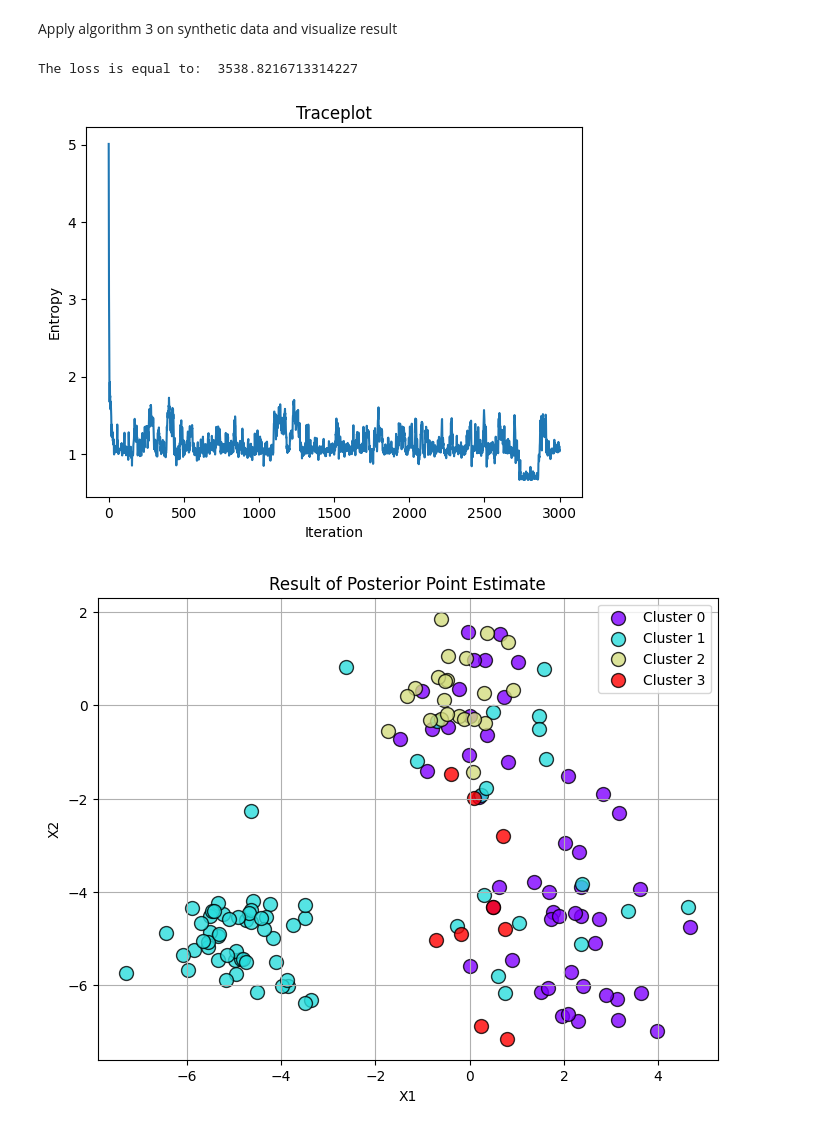
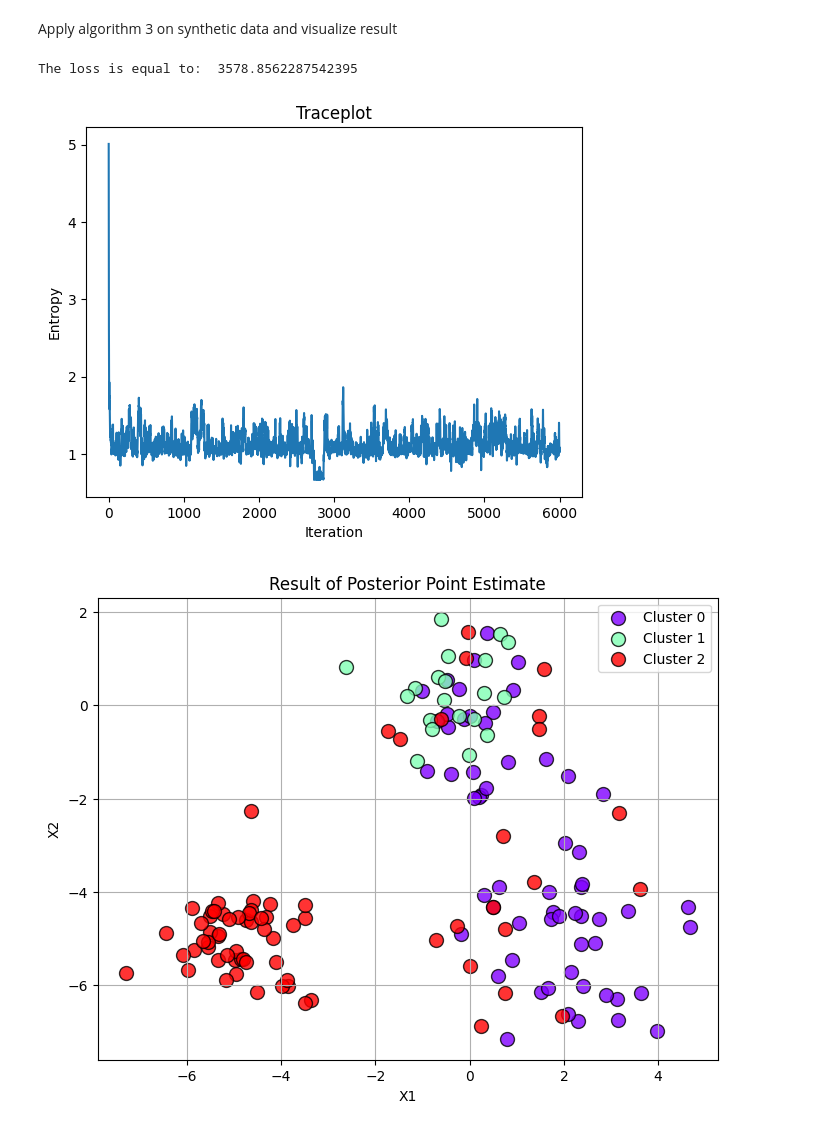
Before and after one commit to Samuele-Caccavelli/bayesian_statistics_project, a Jupyter notebook: notebooks/jupyter/clustering_with_covariates_test.ipynb, the cells around one changed output. Cells and saved outputs as stored; diff of their text form; code cells hidden in the pictures.

```diff
--- a/notebooks/jupyter/clustering_with_covariates_test.ipynb
+++ b/notebooks/jupyter/clustering_with_covariates_test.ipynb
@@ -71,31 +72,32 @@ plot_clusters(X, labels, "Synthetic Covariates from a Mixture of Gaussians")
 [figure]
 # %% [markdown]
 Apply algorithm 3 on synthetic data and visualize result
+# %%
+n_steps = 6000
+burn_in = 1000
+alpha = 1
 # %%
 # Trying our clustering algorithm without covariates
-n_steps = 3000
-burn_in = 500
-alpha = 1
 history, entropies = algorithm_3(n_steps,
                       Y,
                       X,
                       integral_func_1,
                       integral_func_2,
                       alpha=alpha,
                       compute_nu_0=compute_nu_0,
                       compute_lamb_0=compute_lamb_0,
                       visualize_entropy=True,
                       lambda_penalty=0.0)
 
 S = sampled_sim_matrix(history[burn_in:], len(Y))
 
 optimal_clustering, optimal_loss = find_optimal_clustering_binder_loss(history[burn_in:], S, alpha=1.0, beta=1.0)
 
 print("The loss is equal to: ", optimal_loss)
 
 plot_clusters(Y, optimal_clustering, "Result of Posterior Point Estimate")
 # %% [output]
-The loss is equal to:  3538.8216713314227
+The loss is equal to:  3578.8562287542395
-[figure, old version]
+[figure, new version]
-[figure, old version]
+[figure, new version]
 # %%
```
Also changed, not shown: parts of 10 cells of this notebook, 5 other files.
